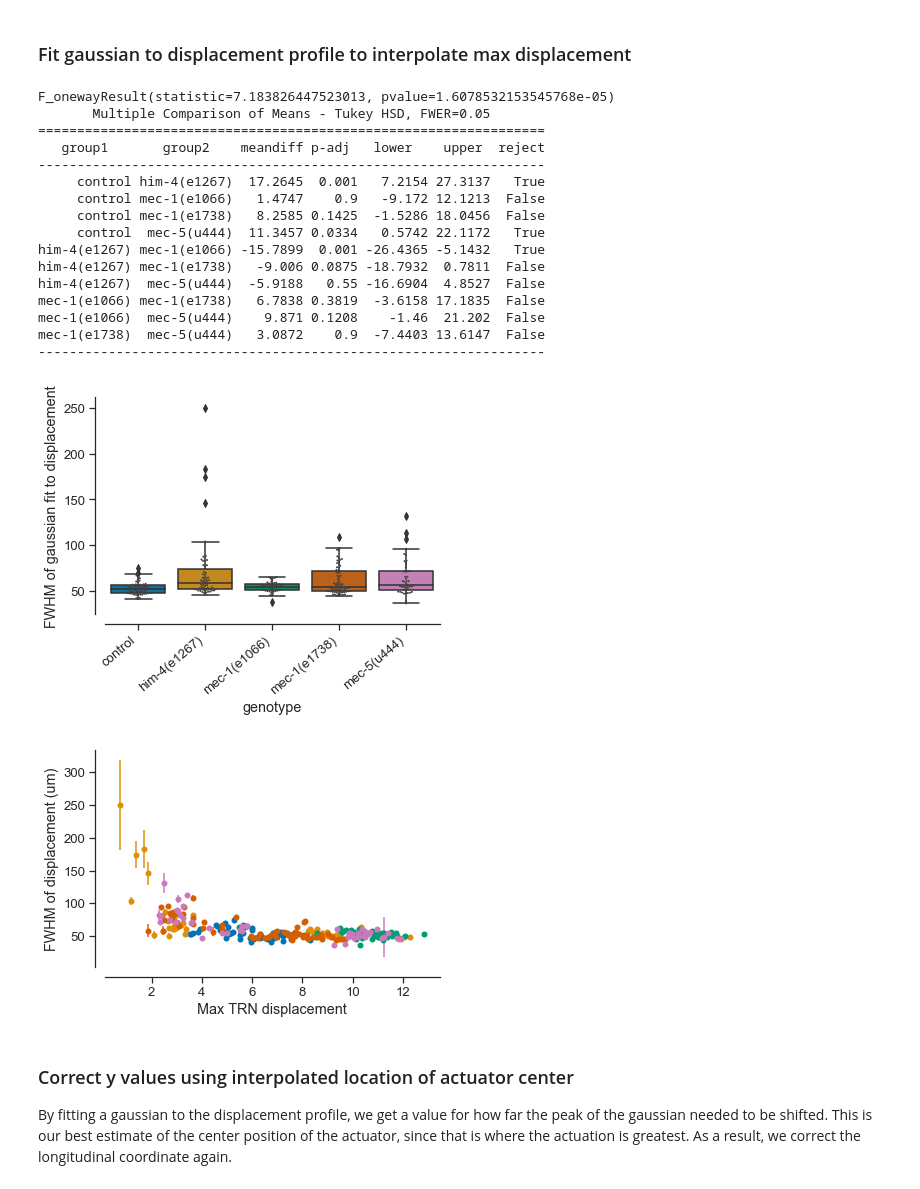
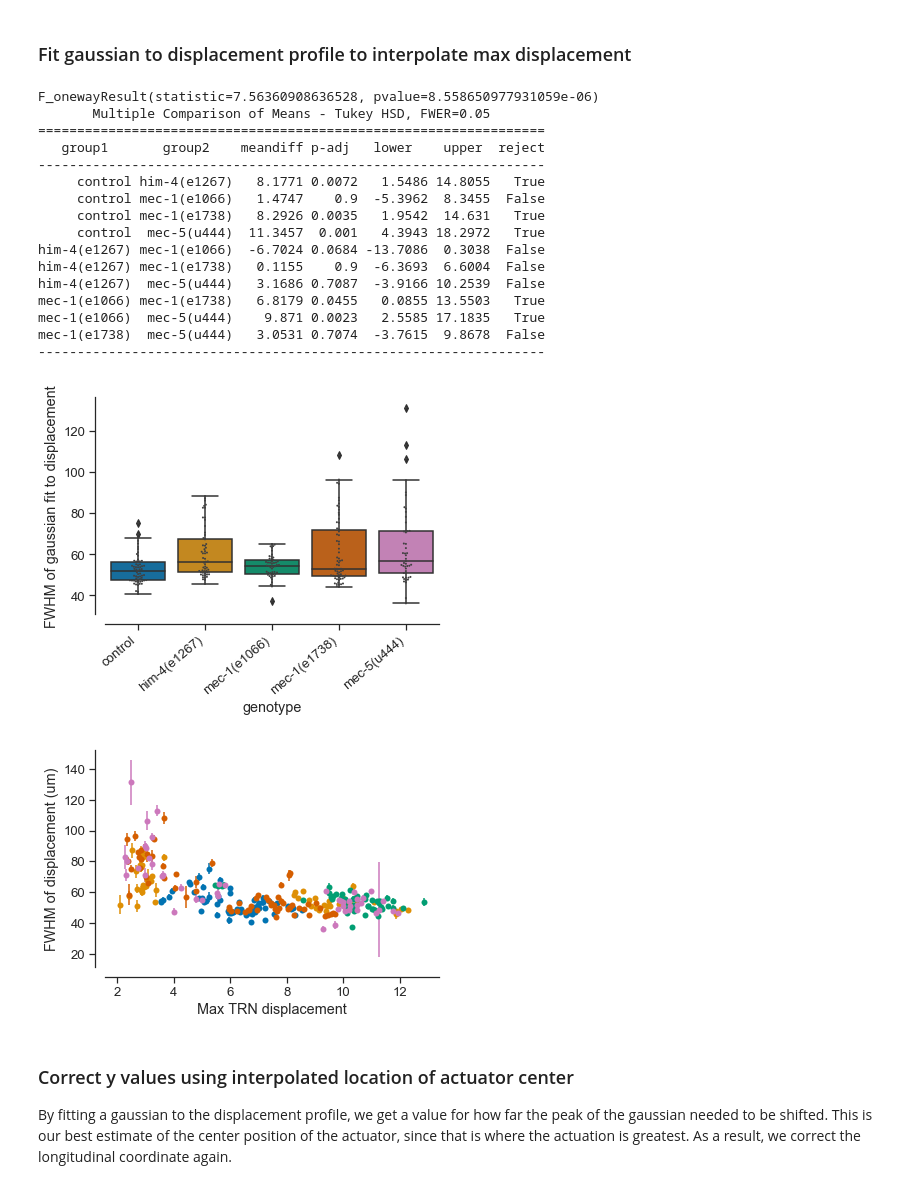
Before and after one commit to anekimken/SSN_ImageAnalysis, a Jupyter notebook: Notebooks/Displacement and Strain Plots.ipynb, the cells around one changed output. Cells and saved outputs as stored; diff of their text form; code cells hidden in the pictures.

```diff
--- a/Notebooks/Displacement and Strain Plots.ipynb
+++ b/Notebooks/Displacement and Strain Plots.ipynb
@@ -39,8 +39,8 @@ allele_dict = {'NM3573': 'control',
                'GN885': 'him-4(e1267)',
                'GN886': 'mec-1(e1066)',
                'GN887': 'mec-1(e1738)',
-               'GN906': 'mec-5(u444)'}
-#                'N2': 'wild-type',
+               'GN906': 'mec-5(u444)',
+               'N2': 'wild-type'}
 # %% [markdown]
 ### Experimental parameters
 # %%
@@ -250,8 +251,8 @@ individual_fit_param_df['max_dist'] = individual_fit_param_df.apply(calc_max_dis
 individual_fit_param_df_more_than_2um = individual_fit_param_df.loc[
     individual_fit_param_df['max_dist'] > 2]
 
-ax = sns.boxplot(x='genotype', y='fwhm_fit', data=individual_fit_param_df)#_more_than_2um)
-ax = sns.swarmplot(x='genotype', y='fwhm_fit', color=".25", size=2, data=individual_fit_param_df)#_more_than_2um)
+ax = sns.boxplot(x='genotype', y='fwhm_fit', data=individual_fit_param_df_more_than_2um)
+ax = sns.swarmplot(x='genotype', y='fwhm_fit', color=".25", size=2, data=individual_fit_param_df_more_than_2um)
 ax.set_ylabel('FWHM of gaussian fit to displacement')
 labels = ax.get_xticklabels()
 sns.despine(offset=10)
@@ -259,8 +260,8 @@ ax.set_xticklabels(labels, rotation=40, ha='right')
 
 deformation_extent = []
 for this_worm_strain in worm_strains:
-    deformation_extent.append(individual_fit_param_df.loc[
-        individual_fit_param_df['worm_strain'] == this_worm_strain]['fwhm_fit'])
+    deformation_extent.append(individual_fit_param_df_more_than_2um.loc[
+        individual_fit_param_df_more_than_2um['worm_strain'] == this_worm_strain]['fwhm_fit'])
 # for this_worm_strain in worm_strains:
 #     deformation_extent.append(individual_fit_param_df_more_than_2um.loc[
 #         individual_fit_param_df_more_than_2um['worm_strain'] == this_worm_strain]['fwhm_fit'])
@@ -268,45 +269,46 @@ for this_worm_strain in worm_strains:
 
 print(stats.f_oneway(*deformation_extent))
 
-mc = multicomp.MultiComparison(individual_fit_param_df['fwhm_fit'], individual_fit_param_df['genotype'],
+mc = multicomp.MultiComparison(individual_fit_param_df_more_than_2um['fwhm_fit'],
+                               individual_fit_param_df_more_than_2um['genotype'],
                                group_order=[allele_dict[strain] for strain in worm_strains])
 print(mc.tukeyhsd())
 # %% [output]
-F_onewayResult(statistic=7.183826447523013, pvalue=1.6078532153545768e-05)
+F_onewayResult(statistic=7.56360908636528, pvalue=8.558650977931059e-06)
        Multiple Comparison of Means - Tukey HSD, FWER=0.05
 =================================================================
    group1       group2    meandiff p-adj   lower    upper  reject
 -----------------------------------------------------------------
-     control him-4(e1267)  17.2645  0.001   7.2154 27.3137   True
-     control mec-1(e1066)   1.4747    0.9   -9.172 12.1213  False
-     control mec-1(e1738)   8.2585 0.1425  -1.5286 18.0456  False
-     control  mec-5(u444)  11.3457 0.0334   0.5742 22.1172   True
-him-4(e1267) mec-1(e1066) -15.7899  0.001 -26.4365 -5.1432   True
-him-4(e1267) mec-1(e1738)   -9.006 0.0875 -18.7932  0.7811  False
-him-4(e1267)  mec-5(u444)  -5.9188   0.55 -16.6904  4.8527  False
-mec-1(e1066) mec-1(e1738)   6.7838 0.3819  -3.6158 17.1835  False
-mec-1(e1066)  mec-5(u444)    9.871 0.1208    -1.46  21.202  False
-mec-1(e1738)  mec-5(u444)   3.0872    0.9  -7.4403 13.6147  False
+     control him-4(e1267)   8.1771 0.0072   1.5486 14.8055   True
+     control mec-1(e1066)   1.4747    0.9  -5.3962  8.3455  False
+     control mec-1(e1738)   8.2926 0.0035   1.9542  14.631   True
+     control  mec-5(u444)  11.3457  0.001   4.3943 18.2972   True
+him-4(e1267) mec-1(e1066)  -6.7024 0.0684 -13.7086  0.3038  False
+him-4(e1267) mec-1(e1738)   0.1155    0.9  -6.3693  6.6004  False
+him-4(e1267)  mec-5(u444)   3.1686 0.7087  -3.9166 10.2539  False
+mec-1(e1066) mec-1(e1738)   6.8179 0.0455   0.0855 13.5503   True
+mec-1(e1066)  mec-5(u444)    9.871 0.0023   2.5585 17.1835   True
+mec-1(e1738)  mec-5(u444)   3.0531 0.7074  -3.7615  9.8678  False
 -----------------------------------------------------------------
-[figure, old version]
+[figure, new version]
 # %%
 fig, ax = plt.subplots()
 
 the_count = 0
 for worm_strain in worm_strains:
-    data_from_current_genotype = individual_fit_param_df.loc[
-        individual_fit_param_df['worm_strain'] == worm_strain]
+    data_from_current_genotype = individual_fit_param_df_more_than_2um.loc[
+        individual_fit_param_df_more_than_2um['worm_strain'] == worm_strain]
     plt.errorbar(data_from_current_genotype['max_dist'],
                  2 * np.sqrt(2 * np.log(2)) * data_from_current_genotype['normal_scale_param'],
                  yerr=data_from_current_genotype['scale_uncertainty'],
                  marker='o', linestyle='none', markeredgecolor='none',
                  color=sns.color_palette()[the_count])
     the_count += 1
 ax.set_ylabel('FWHM of displacement (um)')
 ax.set_xlabel('Max TRN displacement')
 sns.despine(offset=10)
 # %% [output]
-[figure, old version]
+[figure, new version]
 # %%
 # def transformed_normal(x, loc, scale, mag):
 #     return mag * stats.norm.pdf(x, loc, scale)
```
Also changed, not shown: parts of 21 cells of this notebook, 1 other file.
